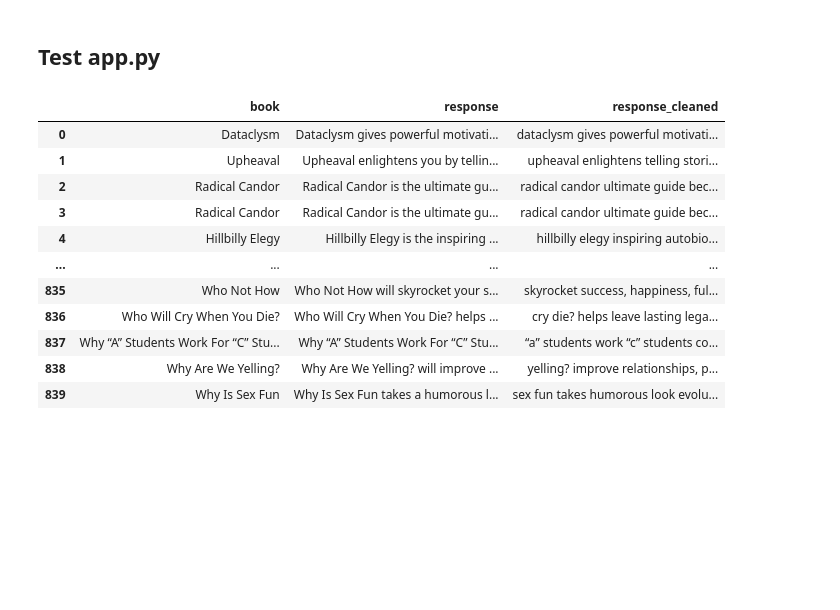
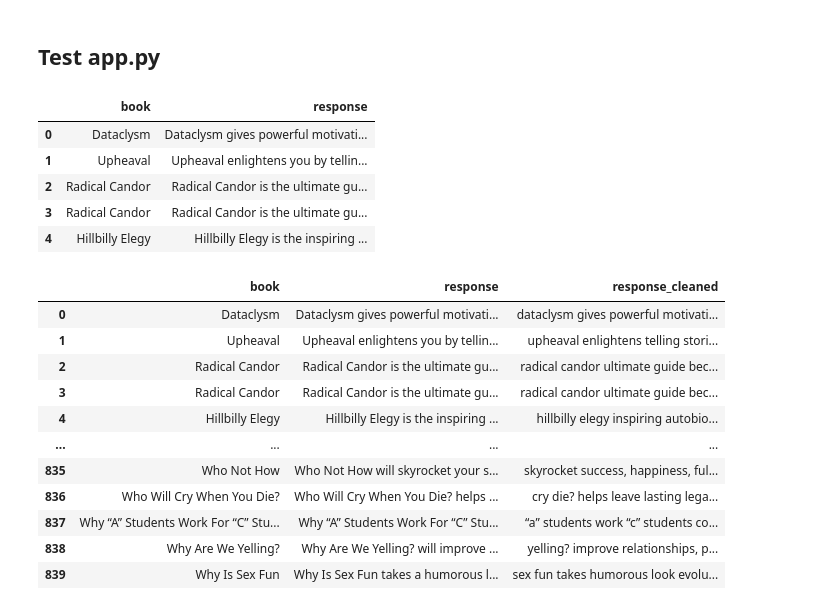
Before and after one commit to elaineye117/book_search_and_recommendation, a Jupyter notebook: 650data.ipynb, the cells around one changed output. Cells and saved outputs as stored; diff of their text form; code cells hidden in the pictures; blank space fills up the shorter version.

```diff
--- a/650data.ipynb
+++ b/650data.ipynb
@@ -383,6 +385,16 @@ from nltk.corpus import stopwords
 import string
 from nltk import word_tokenize
 from nltk.stem.wordnet import WordNetLemmatizer
+# %%
+df = pd.read_table("summary.txt",delimiter=',',index_col=0)
+df.head()
+# %% [output]
+|  | book | response |
+| 0 | Dataclysm | Dataclysm gives powerful motivati... |
+| 1 | Upheaval | Upheaval enlightens you by tellin... |
+| 2 | Radical Candor | Radical Candor is the ultimate gu... |
+| 3 | Radical Candor | Radical Candor is the ultimate gu... |
+| 4 | Hillbilly Elegy | Hillbilly Elegy is the inspiring ... |
 # %%
 def clean_df(df, column):
     df['response_cleaned'] = df[column].str.lower().replace('[^A-Za-z0-9]+', ' ')
```
Also changed, not shown: parts of 8 cells of this notebook.
